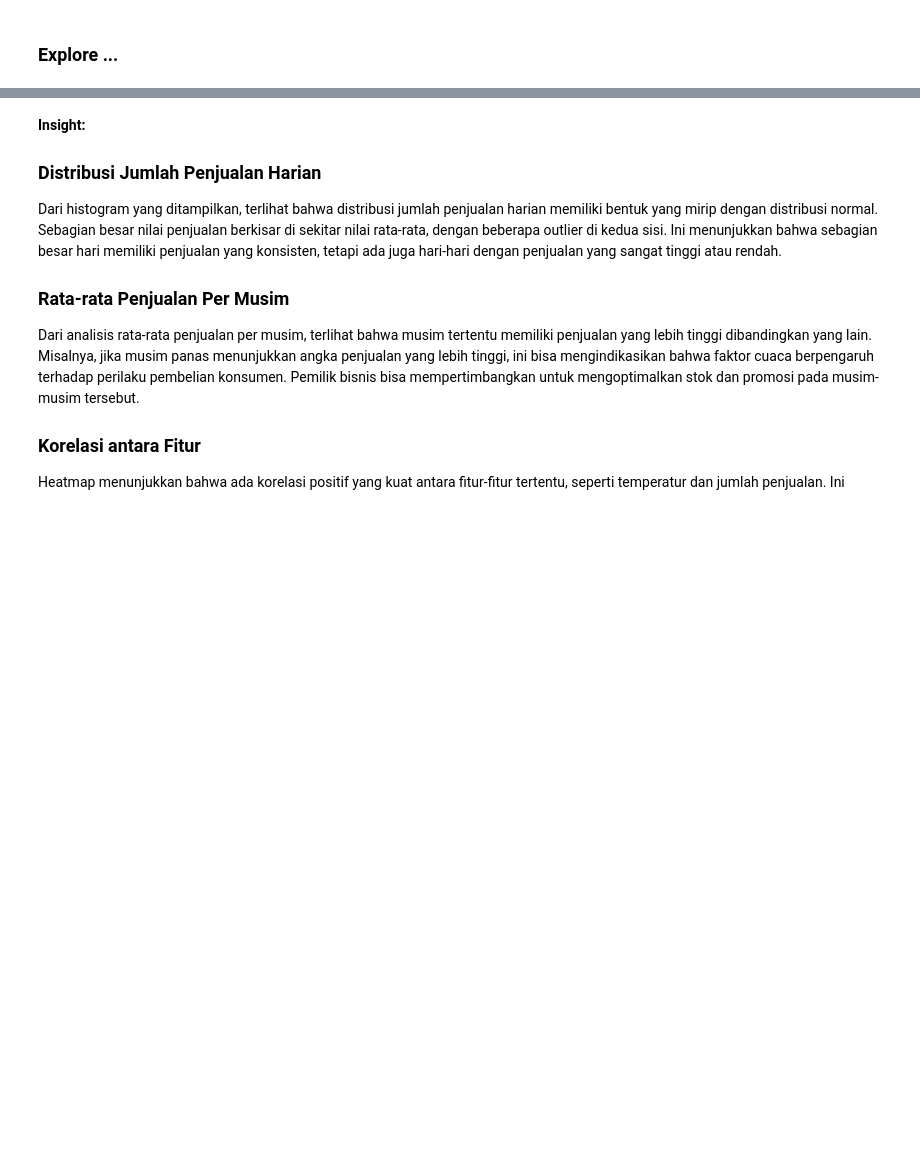
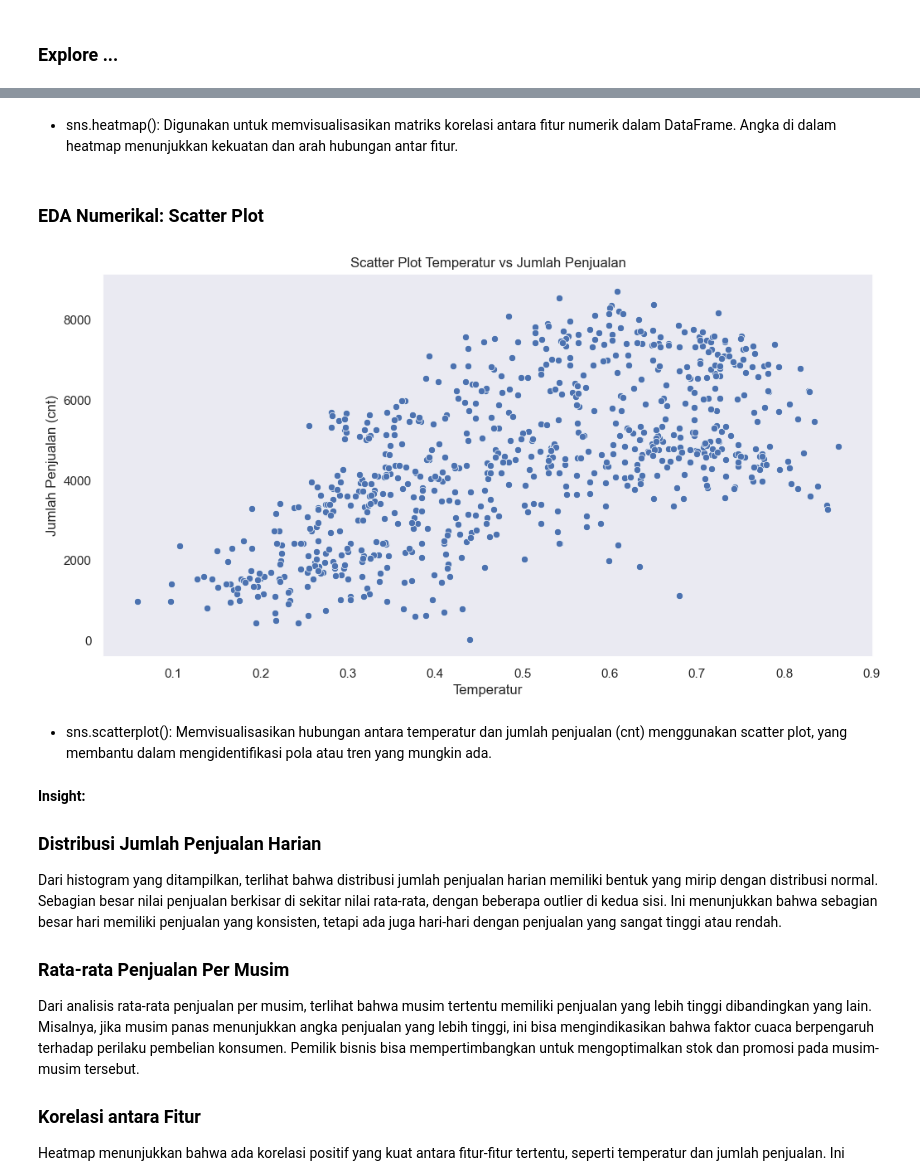
Before and after one commit to ZidanAlfarizaPutraPratama/submission, a Jupyter notebook: notebook.ipynb, the cells around one changed output, grey strips where cells are left out. Saved outputs shown, nothing was run; the diff lists cells and outputs as text; code cells hidden in the pictures; blank space fills up the shorter version.

```diff
--- a/notebook.ipynb
+++ b/notebook.ipynb
@@ -220,3 +229,18 @@ Nama kolom dalam DataFrame: Index(['cnt', 'temperature', 'cluster'], dtype='obje
+# %% [markdown]
+- sns.heatmap(): Digunakan untuk memvisualisasikan matriks korelasi antara fitur numerik dalam DataFrame. Angka di dalam heatmap menunjukkan kekuatan dan arah hubungan antar fitur.
+# %% [markdown]
+### EDA Numerikal: Scatter Plot
+# %%
+plt.figure(figsize=(12, 6))
+sns.scatterplot(data=day_df, x='temp', y='cnt')
+plt.title('Scatter Plot Temperatur vs Jumlah Penjualan')
+plt.xlabel('Temperatur')
+plt.ylabel('Jumlah Penjualan (cnt)')
+plt.show()
+# %% [output]
+[figure, added]
+# %% [markdown]
+- sns.scatterplot(): Memvisualisasikan hubungan antara temperatur dan jumlah penjualan (cnt) menggunakan scatter plot, yang membantu dalam mengidentifikasi pola atau tren yang mungkin ada.
 # %% [markdown]
 **Insight:**
 ### Distribusi Jumlah Penjualan Harian
```
Also changed, not shown: parts of 58 cells of this notebook, 2 other files.
